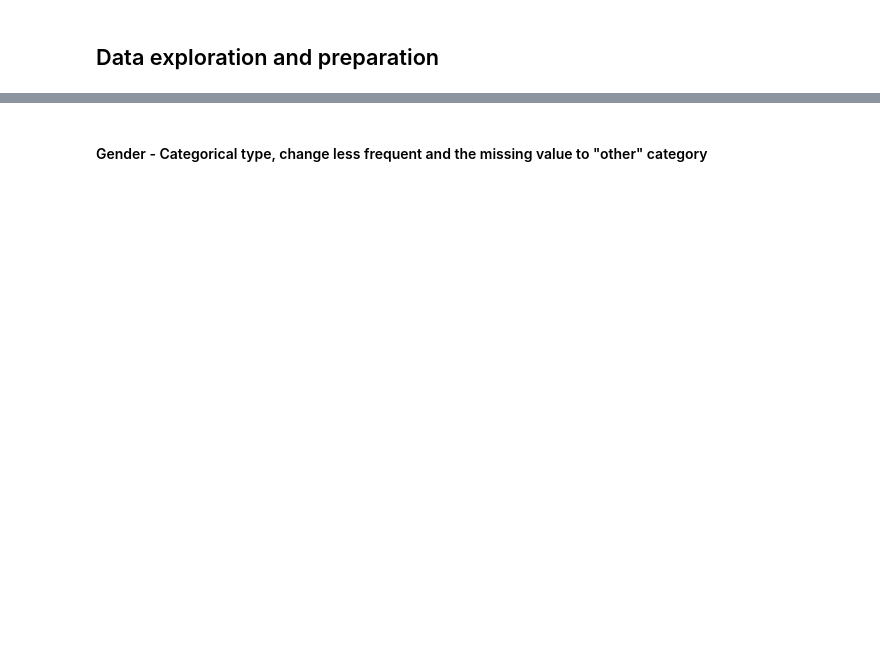
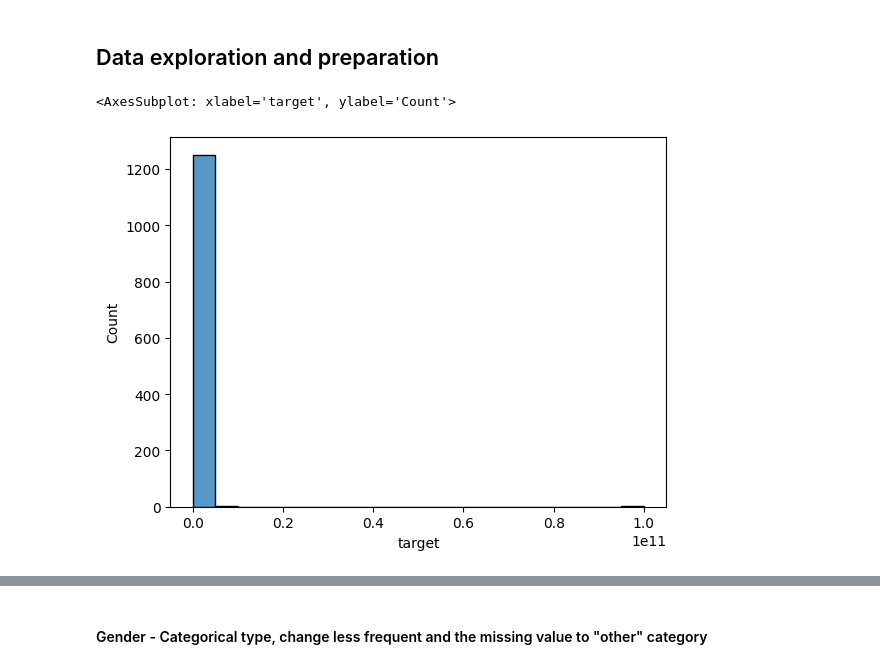
Before and after one commit to CcDenn/ItML_Asn_2_Students, a Jupyter notebook: assignment_2_start.ipynb, the cells around one changed output, grey strips where cells are left out. Cells and saved outputs as stored; diff of their text form; code cells hidden in the pictures; blank space fills up the shorter version.

```diff
--- a/assignment_2_start.ipynb
+++ b/assignment_2_start.ipynb
@@ -136,3 +120,8 @@ def replace_low_freq(d, col, threshold=10, replacement='other'):
     to_remove = value_counts[value_counts <= threshold].index
     tmp = d[col].replace(to_replace=to_remove, value=replacement)
     return tmp
+# %%
+sns.histplot(df["target"], bins=20)
+# %% [output]
+<AxesSubplot: xlabel='target', ylabel='Count'>
+[figure, added]
```
Also changed, not shown: parts of 29 cells of this notebook.
